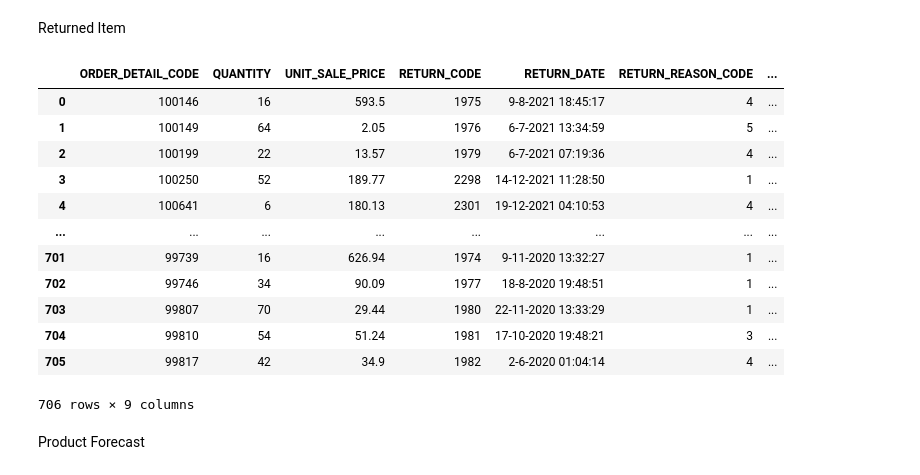
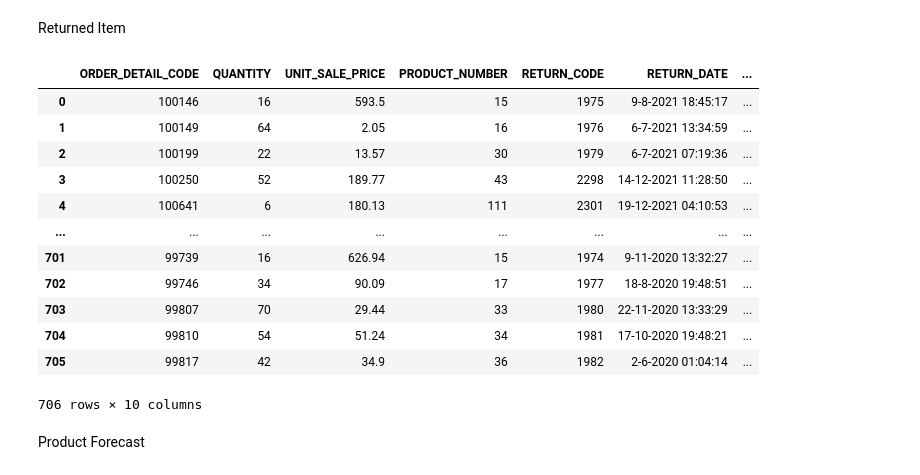
Before and after one commit to OutworldToast/Data-Warehouse, a Jupyter notebook: DataWarehouse.ipynb, the cells around one changed output. Drawn from its saved outputs; the diff is of its cells as text; code cells hidden in the pictures.

```diff
--- a/DataWarehouse.ipynb
+++ b/DataWarehouse.ipynb
@@ -625,33 +625,33 @@ def ToReturnPercentage(quantity, return_quantity):
     return 100 * (float(return_quantity) / float(quantity))
 # %%
 returned_item_dw = pd.merge(
-    order_details[['ORDER_DETAIL_CODE', 'QUANTITY', 'UNIT_SALE_PRICE']],
+    order_details[['ORDER_DETAIL_CODE', 'QUANTITY', 'UNIT_SALE_PRICE', 'PRODUCT_NUMBER']],
     returned_item,
     on='ORDER_DETAIL_CODE', how='inner'
 )
 
 returned_item_dw['TURNUNDER'] = returned_item_dw.apply(
     lambda x: ToTurnunder(x['RETURN_QUANTITY'], x['UNIT_SALE_PRICE']),
     axis = 1)
 returned_item_dw['RETURN_PERCENTAGE'] = returned_item_dw.apply(
     lambda x: ToReturnPercentage(x['QUANTITY'], x['RETURN_QUANTITY']),
     axis = 1)
 
 returned_item_dw
 # %% [output]
-|  | ORDER_DETAIL_CODE | QUANTITY | UNIT_SALE_PRICE | RETURN_CODE | RETURN_DATE | RETURN_REASON_CODE | ... |
-| 0 | 100146 | 16 | 593.5 | 1975 | 9-8-2021 18:45:17 | 4 | ... |
-| 1 | 100149 | 64 | 2.05 | 1976 | 6-7-2021 13:34:59 | 5 | ... |
-| 2 | 100199 | 22 | 13.57 | 1979 | 6-7-2021 07:19:36 | 4 | ... |
-| 3 | 100250 | 52 | 189.77 | 2298 | 14-12-2021 11:28:50 | 1 | ... |
-| 4 | 100641 | 6 | 180.13 | 2301 | 19-12-2021 04:10:53 | 4 | ... |
+|  | ORDER_DETAIL_CODE | QUANTITY | UNIT_SALE_PRICE | PRODUCT_NUMBER | RETURN_CODE | RETURN_DATE | ... |
+| 0 | 100146 | 16 | 593.5 | 15 | 1975 | 9-8-2021 18:45:17 | ... |
+| 1 | 100149 | 64 | 2.05 | 16 | 1976 | 6-7-2021 13:34:59 | ... |
+| 2 | 100199 | 22 | 13.57 | 30 | 1979 | 6-7-2021 07:19:36 | ... |
+| 3 | 100250 | 52 | 189.77 | 43 | 2298 | 14-12-2021 11:28:50 | ... |
+| 4 | 100641 | 6 | 180.13 | 111 | 2301 | 19-12-2021 04:10:53 | ... |
 | ... | ... | ... | ... | ... | ... | ... | ... |
-| 701 | 99739 | 16 | 626.94 | 1974 | 9-11-2020 13:32:27 | 1 | ... |
-| 702 | 99746 | 34 | 90.09 | 1977 | 18-8-2020 19:48:51 | 1 | ... |
-| 703 | 99807 | 70 | 29.44 | 1980 | 22-11-2020 13:33:29 | 1 | ... |
-| 704 | 99810 | 54 | 51.24 | 1981 | 17-10-2020 19:48:21 | 3 | ... |
-| 705 | 99817 | 42 | 34.9 | 1982 | 2-6-2020 01:04:14 | 4 | ... |
+| 701 | 99739 | 16 | 626.94 | 15 | 1974 | 9-11-2020 13:32:27 | ... |
+| 702 | 99746 | 34 | 90.09 | 17 | 1977 | 18-8-2020 19:48:51 | ... |
+| 703 | 99807 | 70 | 29.44 | 33 | 1980 | 22-11-2020 13:33:29 | ... |
+| 704 | 99810 | 54 | 51.24 | 34 | 1981 | 17-10-2020 19:48:21 | ... |
+| 705 | 99817 | 42 | 34.9 | 36 | 1982 | 2-6-2020 01:04:14 | ... |
-706 rows × 9 columns
+706 rows × 10 columns
 # %% [markdown]
 Product Forecast
 # %%
```
Also changed, not shown: parts of 17 cells of this notebook, 1 other file.
